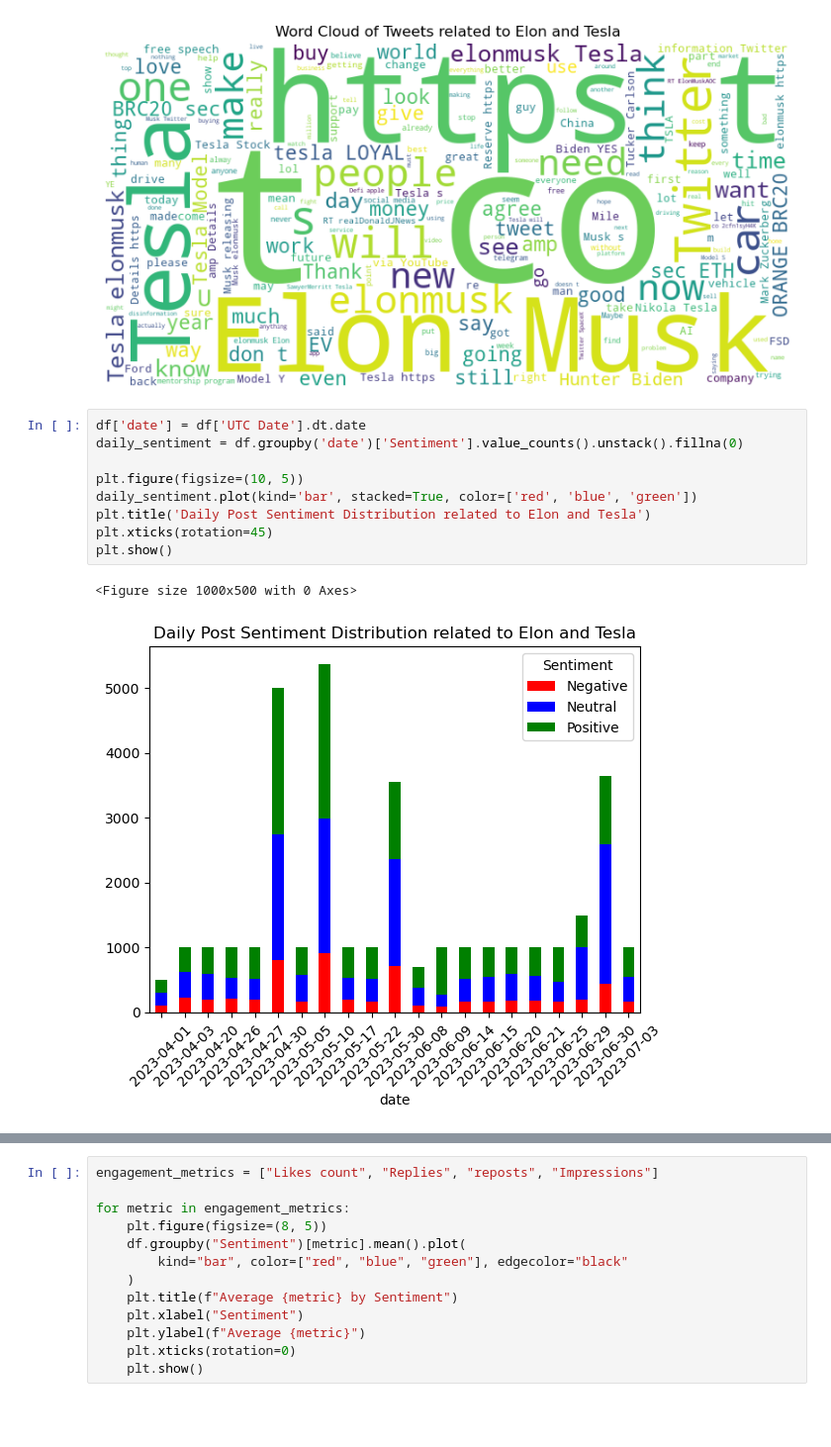
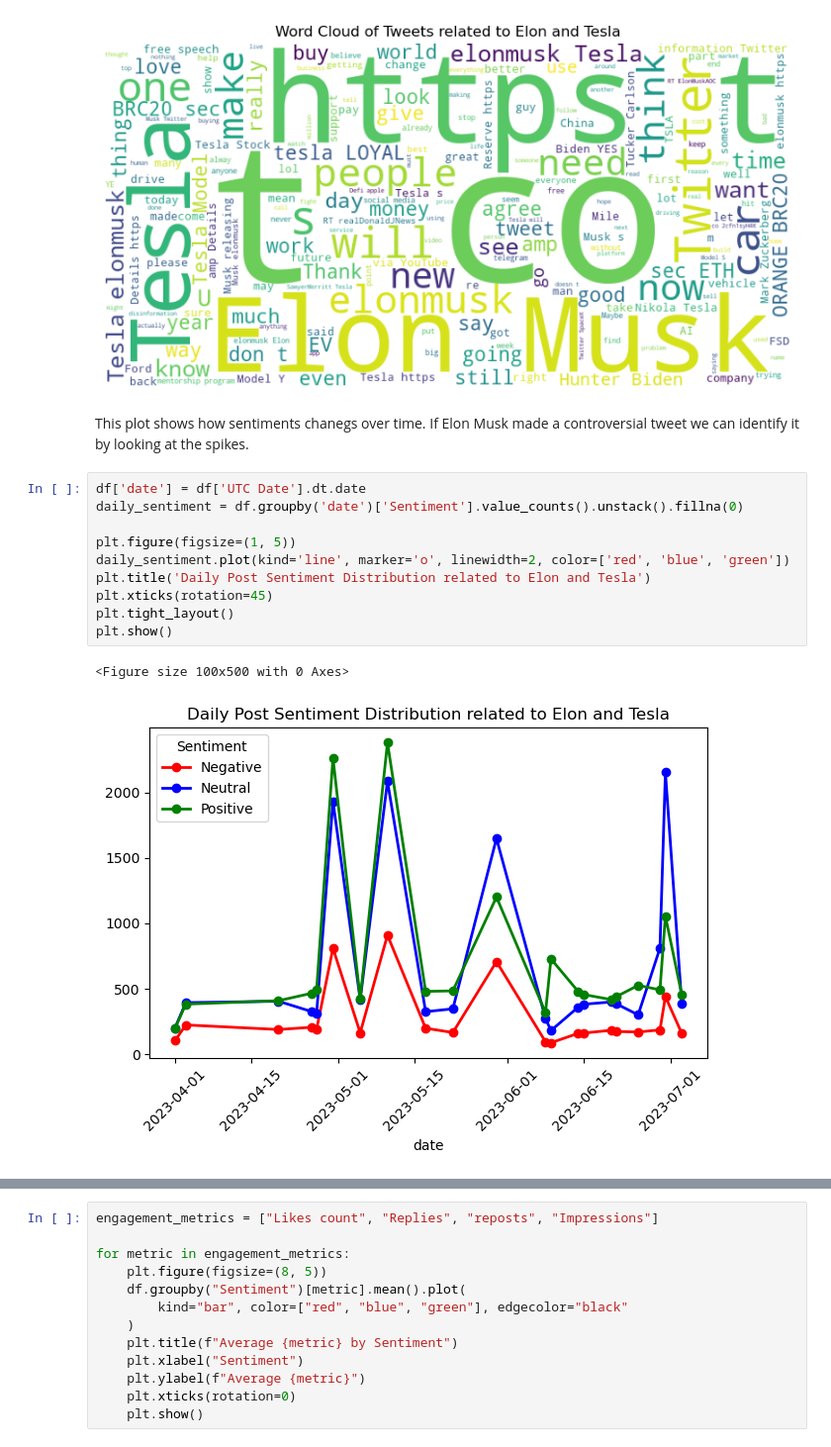
Before and after one commit to Aubur9y/Twitter-post-analysis, a Jupyter notebook: analysis.ipynb, the cells around one changed output, grey strips where cells are left out. Shown at 99% size. Saved outputs shown, nothing was run; the diff lists cells and outputs as text; blank space fills up the shorter version.

```diff
--- a/analysis.ipynb
+++ b/analysis.ipynb
@@ -147,15 +149,18 @@ plt.title('Word Cloud of Tweets related to Elon and Tesla')
 plt.show()
 # %% [output]
 [figure]
+# %% [markdown]
+This plot shows how sentiments chanegs over time. If Elon Musk made a controversial tweet we can identify it by looking at the spikes.
 # %%
 df['date'] = df['UTC Date'].dt.date
 daily_sentiment = df.groupby('date')['Sentiment'].value_counts().unstack().fillna(0)
 
-plt.figure(figsize=(10, 5))
-daily_sentiment.plot(kind='bar', stacked=True, color=['red', 'blue', 'green'])
+plt.figure(figsize=(1, 5))
+daily_sentiment.plot(kind='line', marker='o', linewidth=2, color=['red', 'blue', 'green'])
 plt.title('Daily Post Sentiment Distribution related to Elon and Tesla')
 plt.xticks(rotation=45)
+plt.tight_layout()
 plt.show()
 # %% [output]
-<Figure size 1000x500 with 0 Axes>
+<Figure size 100x500 with 0 Axes>
-[figure, old version]
+[figure, new version]
```
Also changed, not shown: parts of 6 cells of this notebook.
